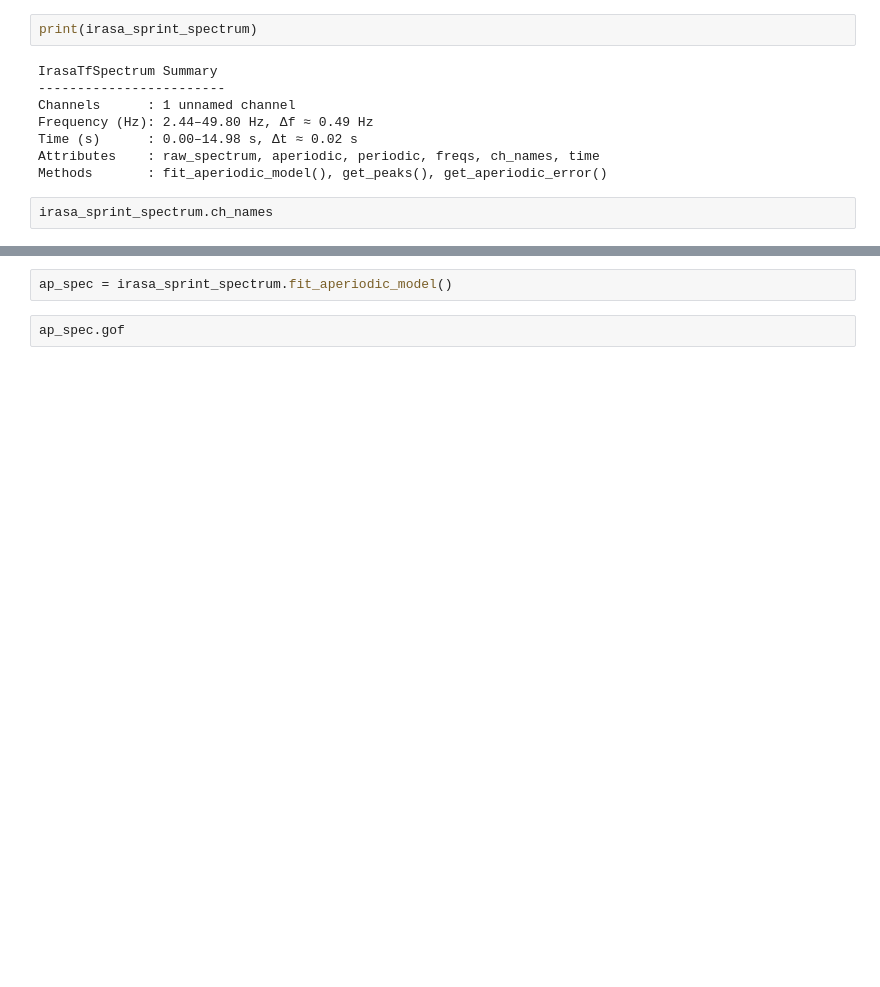
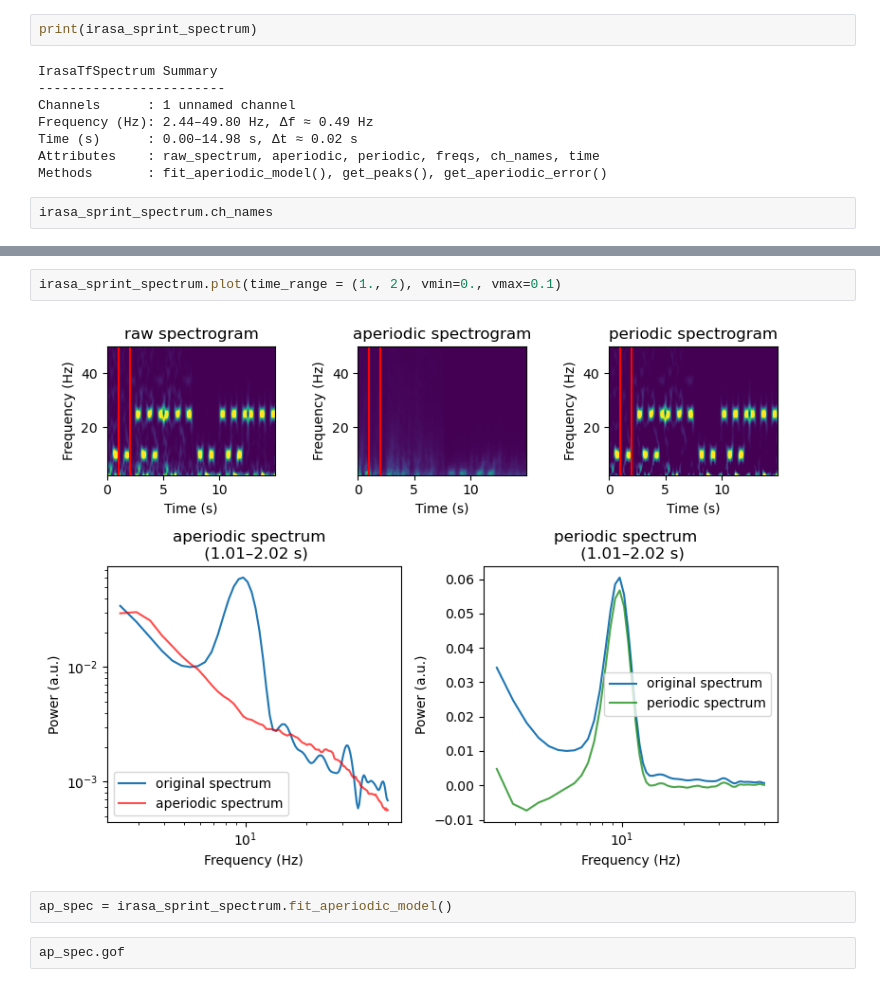
Before and after one commit to schmidtfa/pyrasa, a Jupyter notebook: examples/irasa_sprint.ipynb, the cells around one changed output, grey strips where cells are left out. Drawn from its saved outputs; the diff is of its cells as text; blank space fills up the shorter version.

```diff
--- a/examples/irasa_sprint.ipynb
+++ b/examples/irasa_sprint.ipynb
@@ -88,3 +85,7 @@ for ax, title in zip(axes, ['Original Spectrogram', 'Aperiodic Spectrogram', 'Pe
+# %%
+irasa_sprint_spectrum.plot(time_range = (1., 2), vmin=0., vmax=0.1)
+# %% [output]
+[figure, added]
 # %%
 ap_spec = irasa_sprint_spectrum.fit_aperiodic_model()
 # %%
```
Also changed, not shown: parts of 2 cells of this notebook, 4 other files.
